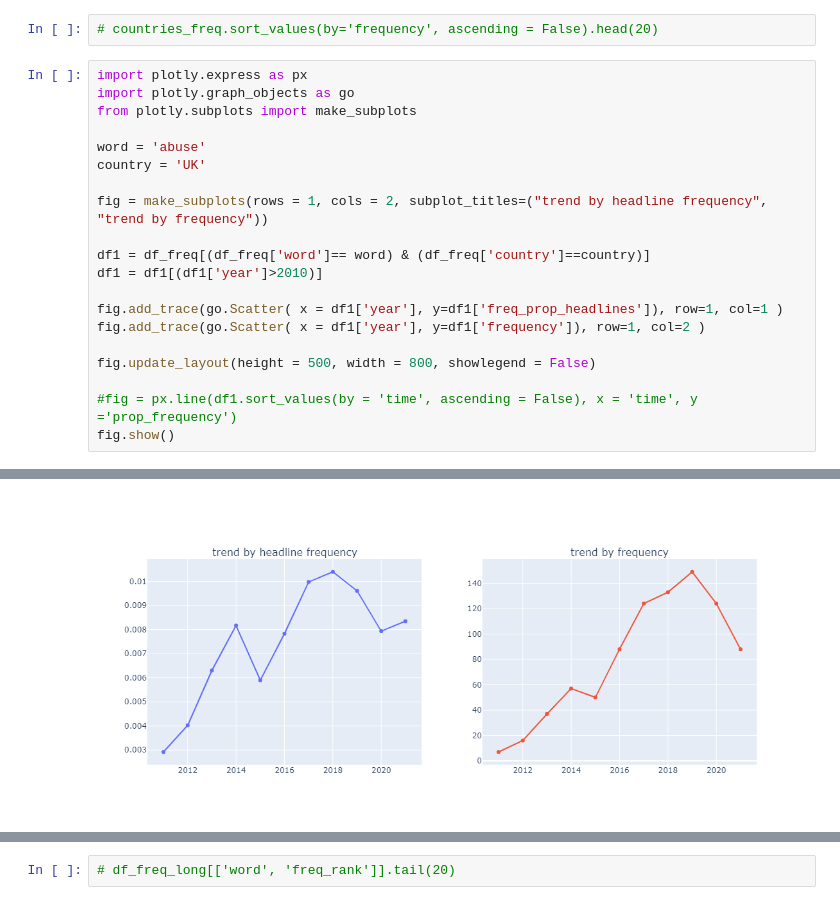
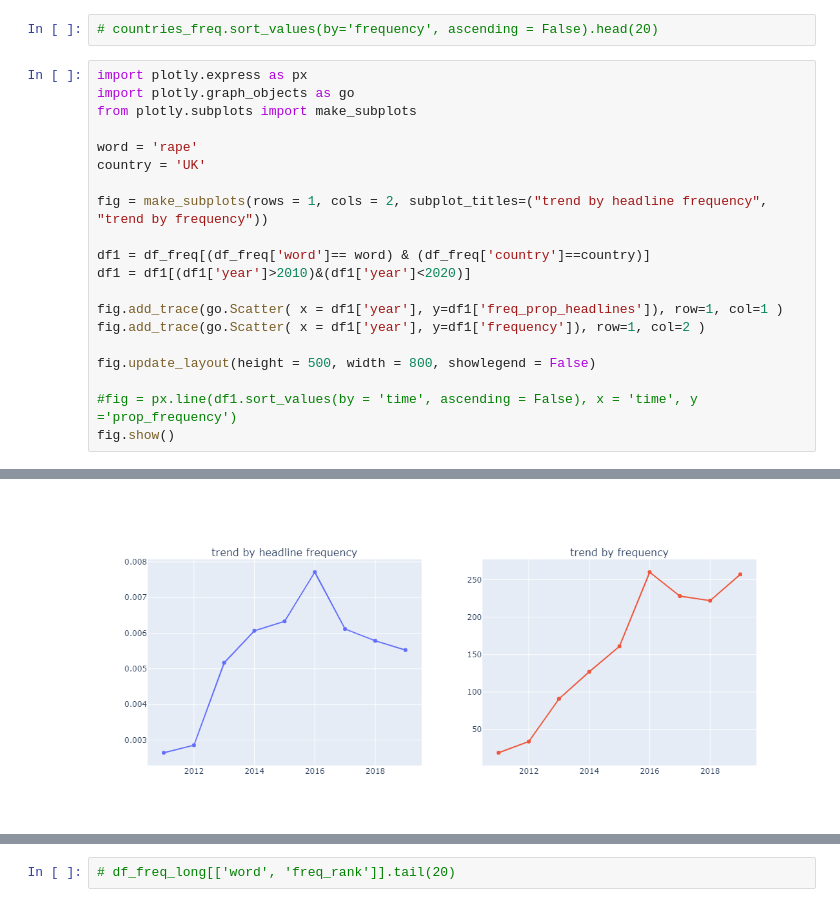
Before and after one commit to lnicoletti/womeninnews, a Jupyter notebook: notebooks/6-TemporalAnalysis.ipynb, the cells around one changed output, grey strips where cells are left out. Drawn from its saved outputs; the diff is of its cells as text.

```diff
--- a/notebooks/6-TemporalAnalysis.ipynb
+++ b/notebooks/6-TemporalAnalysis.ipynb
@@ -243,13 +240,13 @@ import plotly.express as px
 import plotly.graph_objects as go
 from plotly.subplots import make_subplots
 
-word = 'abuse'
+word = 'rape'
 country = 'UK'
 
 fig = make_subplots(rows = 1, cols = 2, subplot_titles=("trend by headline frequency", "trend by frequency"))
 
 df1 = df_freq[(df_freq['word']== word) & (df_freq['country']==country)]
-df1 = df1[(df1['year']>2010)]
+df1 = df1[(df1['year']>2010)&(df1['year']<2020)]
 
 fig.add_trace(go.Scatter( x = df1['year'], y=df1['freq_prop_headlines']), row=1, col=1 )
 fig.add_trace(go.Scatter( x = df1['year'], y=df1['frequency']), row=1, col=2 )
@@ -262,4 +260,4 @@ fig.show()
-[figure, old version]
+[figure, new version]
 # %%
 # rank each word in each country according to the percent change from 2010 to 2019
 df_freq_long = df_freq.pivot_table('frequency',  ['country', 'word'], 'year').reset_index()
```
Also changed, not shown: parts of 37 cells of this notebook, 5 other files.
